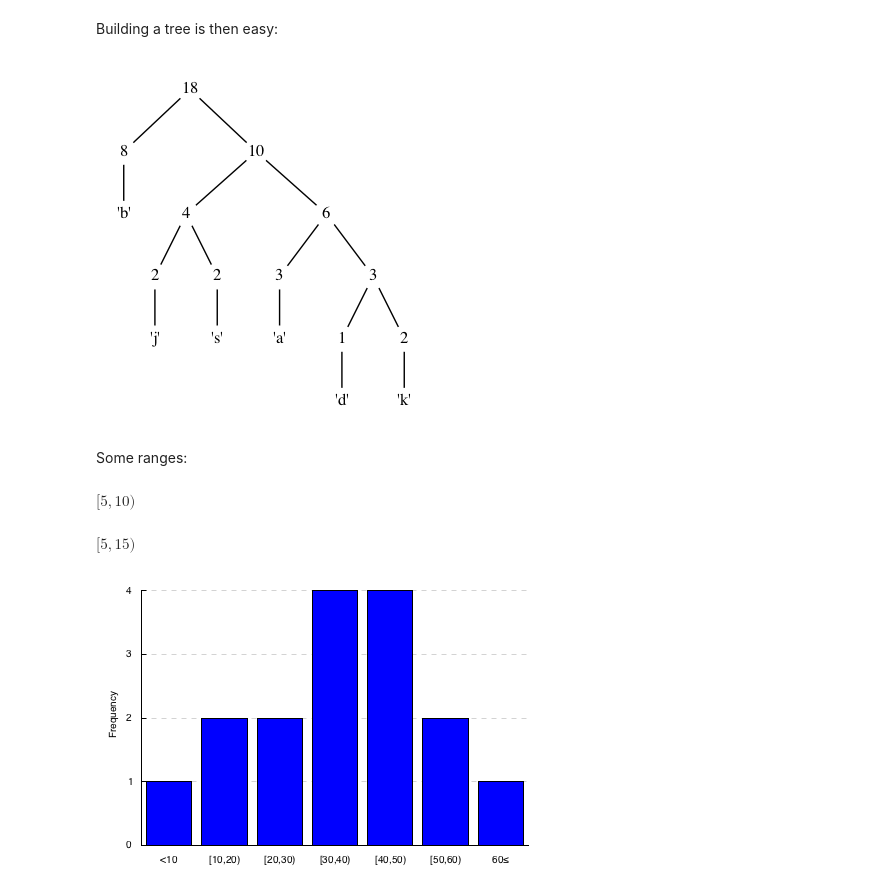
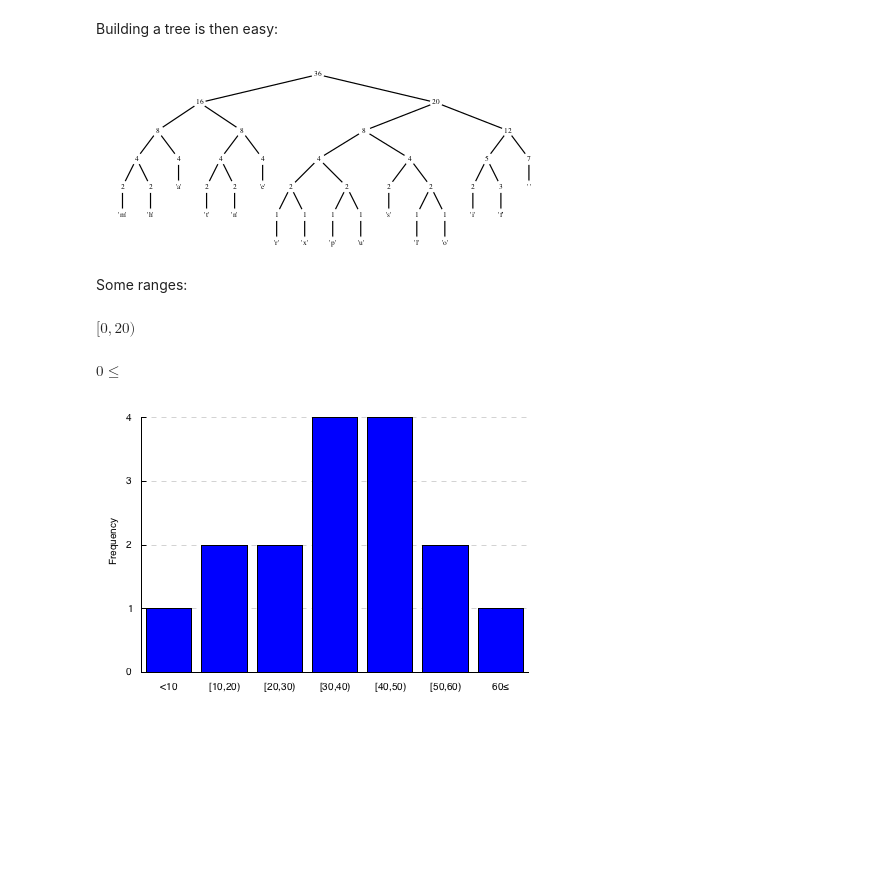
Before and after one commit to oisdk/IHaskell, a Jupyter notebook: notebooks/Privacy.ipynb, the cells around one changed output. Cells and saved outputs as stored; diff of their text form; code cells hidden in the pictures; blank space fills up the shorter version.

Commit message:
better semigroup

```diff
--- a/notebooks/Privacy.ipynb
+++ b/notebooks/Privacy.ipynb
@@ -148,26 +151,27 @@ Building a tree is then easy:
 # %%
 buildHuffman :: Heap (Tree a) -> Tree a
 buildHuffman hp = case minView hp of
       (_,x,Nothing) -> x
       (i,x,Just xs) -> case minView xs of
         (j,y,Nothing) -> Node (i+j) x y
         (j,y,Just ys) -> buildHuffman (insert (i+j) (Node (i+j) x y) ys)
 
 fromFrequencies :: Frequencies a -> Heap (Tree a)
 fromFrequencies (Frequencies freqs) =
     fromList [ (i, Leaf i v) | (v,i) <- Map.toList freqs ]
 
 huffmanTree :: Ord a => [a] -> Tree a
 huffmanTree = buildHuffman . fromFrequencies . frequencies
 
-huffmanTree "abkjbdkjbabsbsbbab"
+huffmanTree "this is an example of a huffman tree"
 # %% [output]
-[figure, old version]
+[figure, new version]
 # %% [markdown]
 Some ranges:
 # %%
-import IHaskell.Display (IHaskellDisplay(display),latex,Display)
-import Data.Semigroup   (Semigroup(..),Min(..),Max(..),Option(..))
+import IHaskell.Display    (IHaskellDisplay(display),latex,Display)
+import Data.Semigroup      (Semigroup(..))
+import Control.Applicative (liftA2)
 
 data Range a
     = Range
@@ -187,29 +191,25 @@ instance Show a => Show (Range a) where
                                          . shows u
     showsPrec _ (Range Nothing Nothing) = showChar 'U'
 
-instance Show a => IHaskellDisplay (Range a) where
+instance (Show a, Ord a) => IHaskellDisplay (Range a) where
     display r = pure (Display [latex (lr r)])
       where
         lr (Range (Just l) (Just u)) = "$[" ++ show l ++ "," ++ show u ++ ")$"
-        lr (Range (Just l) Nothing) = "$" ++ show l ++ "\\lte $"
+        lr (Range (Just l) Nothing) = "$" ++ show l ++ "\\leq $"
         lr (Range Nothing (Just u)) = "$<" ++ show u ++ "$"
         lr (Range Nothing Nothing) = "$\\mathbb{U}$"
 
 instance Ord a => Semigroup (Range a) where
     Range xl xu <> Range yl yu =
         Range
-            (getOption (fmap getMax (Option (fmap Max xl) <> Option (fmap Max yl))))
-            (getOption (fmap getMin (Option (fmap Min xu) <> Option (fmap Min yu))))
+            (liftA2 min xl yl)
+            (liftA2 max xu yu)
 
-instance Ord a => Monoid (Range a) where
-    mappend = (<>)
-    mempty = Range Nothing Nothing
-
-Range (Just 0) (Just 10) <> Range (Just 5) (Just 15)
+Range (Just 0) (Just 20) <> Range (Just 5) (Just 15)
 Range (Just 0) Nothing   <> Range (Just 5) (Just 15)
 # %% [output]
-$[5,10)$
+$[0,20)$
-$[5,15)$
+$0\leq $
 # %%
 ages = Frequencies (Map.fromList
     [ (Range Nothing (Just 10)  , 1)
```
Also changed, not shown: parts of 4 cells of this notebook, 6 other files.
